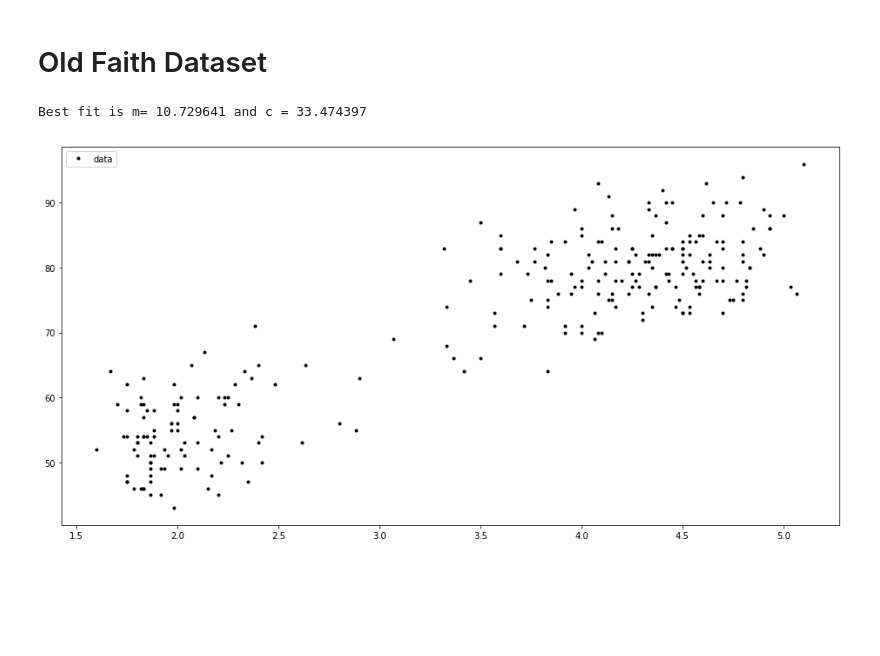
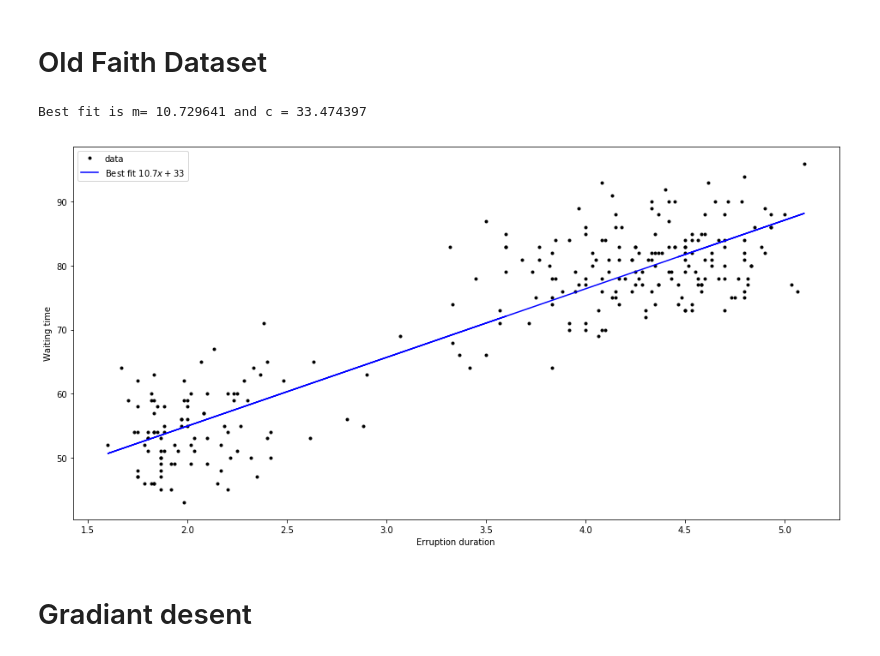
Before and after one commit to MartinRep/OldFaith-dataset-gradient-descent, a Jupyter notebook: OldFaithDataSet.ipynb, the cells around one changed output. Drawn from its saved outputs; the diff is of its cells as text; code cells hidden in the pictures; blank space fills up the shorter version.

```diff
--- a/OldFaithDataSet.ipynb
+++ b/OldFaithDataSet.ipynb
@@ -11,11 +11,15 @@ w = [79.0, 54.0, 74.0, 62.0, 85.0, 55.0, 88.0, 85.0, 51.0, 85.0, 54.0, 84.0, 78.
 w = np.asarray(w)
 m, c = np.polyfit(e, w, 1)
 print("Best fit is m= %f and c = %f" % (m, c))
 
 pl.plot(e, w, 'k.', label = 'data')
-# pl.plot(e, m * w + c, 'b-', label='Best fit $%0.1f x + %01.f$' % (m,c))
+pl.xlabel('Erruption duration')
+pl.ylabel('Waiting time')
+pl.plot(e, m * e + c, 'b-', label='Best fit $%0.1f x + %01.f$' % (m,c))
 pl.legend()
 pl.show()
 # %% [output]
 Best fit is m= 10.729641 and c = 33.474397
-[figure, old version]
+[figure, new version]
+# %% [markdown]
+# Gradiant desent
```
Also changed, not shown: parts of 1 cell of this notebook.
